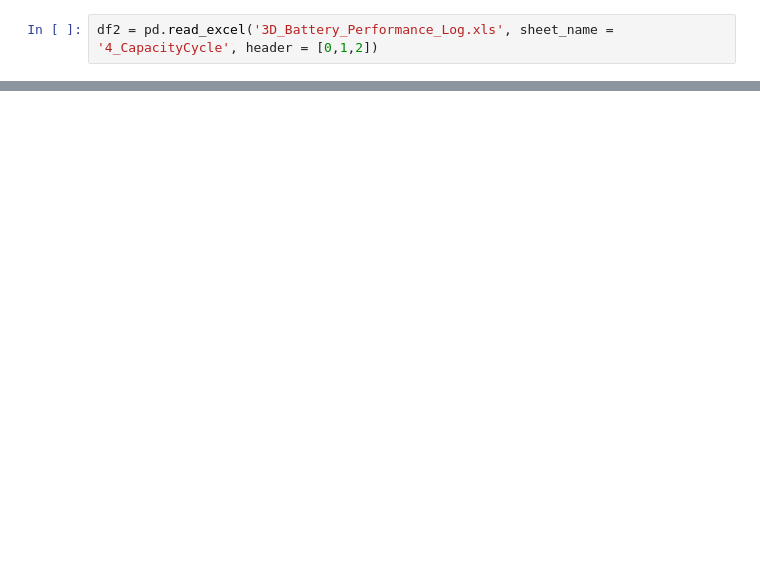
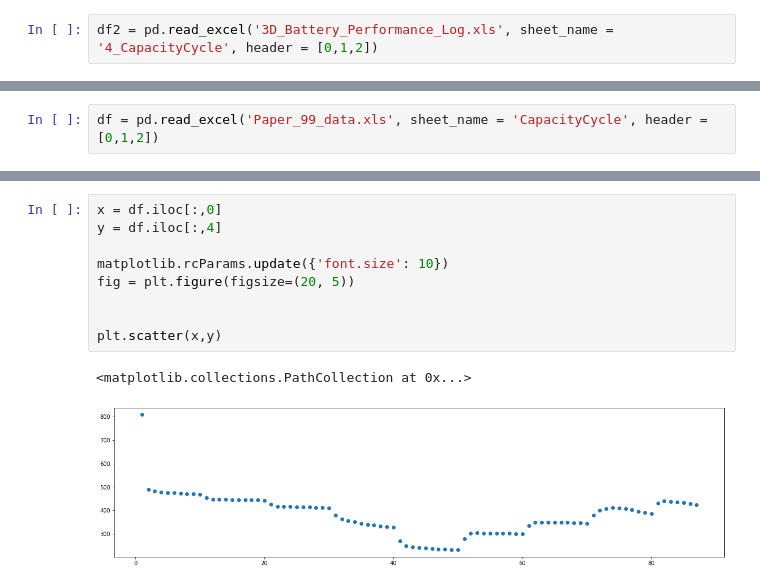
Before and after one commit to BatteryDesign/BatteryRateCap, a Jupyter notebook: Data_Conversion_v1.ipynb, the cells around one changed output, grey strips where cells are left out. Drawn from its saved outputs; the diff is of its cells as text; blank space fills up the shorter version.

```diff
--- a/Data_Conversion_v1.ipynb
+++ b/Data_Conversion_v1.ipynb
@@ -129,0 +104,2 @@ df.columns[1]
+# %%
+df = pd.read_excel('Paper_99_data.xls', sheet_name = 'CapacityCycle', header = [0,1,2])
@@ -129,0 +117,12 @@ df.columns[1]
+# %%
+x = df.iloc[:,0]
+y = df.iloc[:,4]
+
+matplotlib.rcParams.update({'font.size': 10})
+fig = plt.figure(figsize=(20, 5))
+
+
+plt.scatter(x,y)
+# %% [output]
+<matplotlib.collections.PathCollection at 0x...>
+[figure, added]
```
Also changed, not shown: parts of 15 cells of this notebook.
